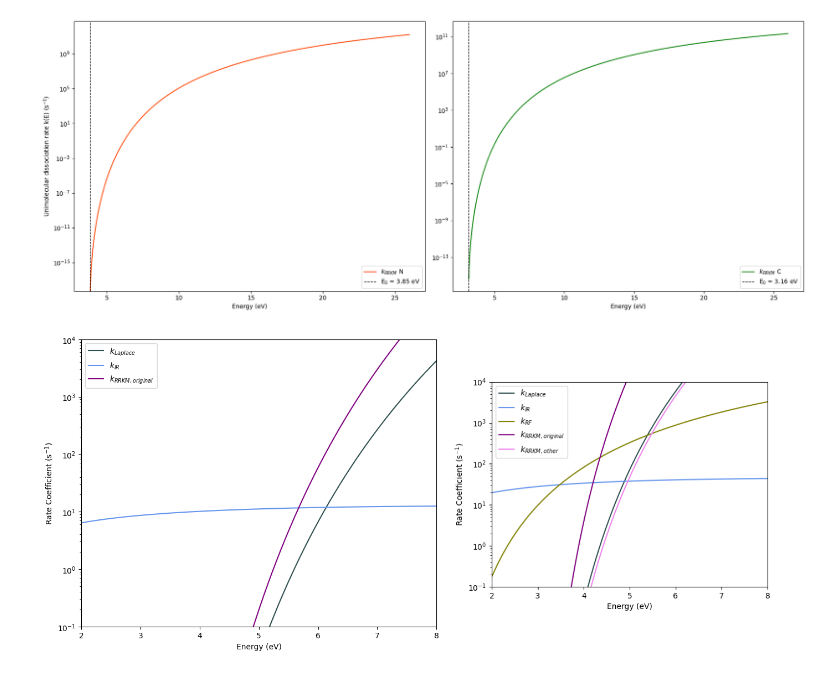
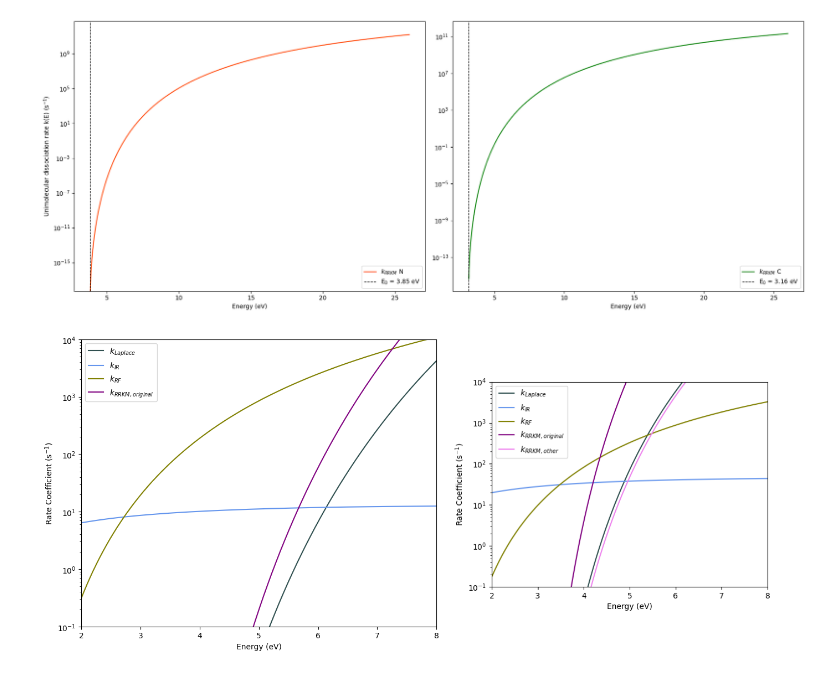
Before and after one commit to mustafa9812/Project-Cynap, a Jupyter notebook: scripts/calculations_cpy.ipynb, the cells around one changed output. Drawn from its saved outputs; the diff is of its cells as text; code cells hidden in the pictures.

```diff
--- a/scripts/calculations_cpy.ipynb
+++ b/scripts/calculations_cpy.ipynb
@@ -409,19 +475,20 @@ plt.tight_layout()
 # %%
 fig, axs = plt.subplots(1, 2, figsize=(14, 6))
 
 axs[0].plot(Ccyp_LP_filtered_energies_list_eV, Ccyp_k_Laplace_list, color='darkslategrey', label='$k_{Laplace}$')
 axs[0].plot(C_IR_energies_list_eV, C_k_IR_total, color='cornflowerblue', label='$k_{IR}$')
+axs[0].plot(RF_filtered_energies_list_eV, k_RF_list, color='olive', label='$k_{RF}$')
 axs[0].plot(C_RRKM_filtered_energies_list_eV, C_k_RRKM_list, color='purple', label='$k_{RRKM, original}$')
 axs[0].set_xlabel('Energy (eV)')
 axs[0].set_ylabel('Rate Coefficient (s$^{-1}$)')
 axs[0].set_yscale('log')
 axs[0].legend(loc='upper left')
 axs[0].set_xlim(2, 8)
 axs[0].set_ylim(1e-1, 1e4)
 
 img = mpimg.imread('Cation-1cyano-rates.png')
 axs[1].imshow(img)
 axs[1].axis('off')
 plt.tight_layout()
 # %% [output]
-[figure, old version]
+[figure, new version]
```
Also changed, not shown: parts of 2 cells of this notebook, 1 other file.
